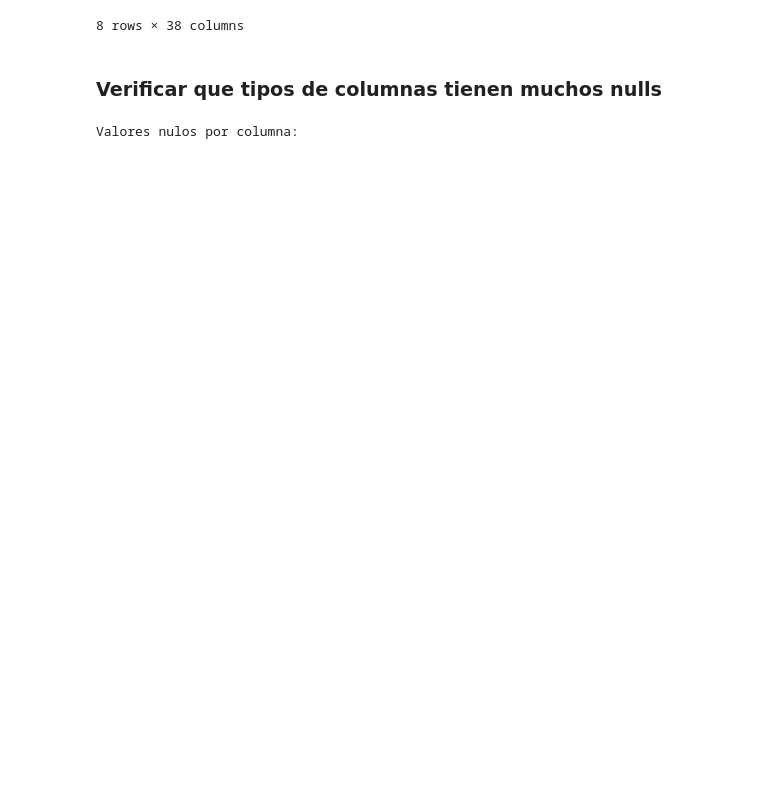
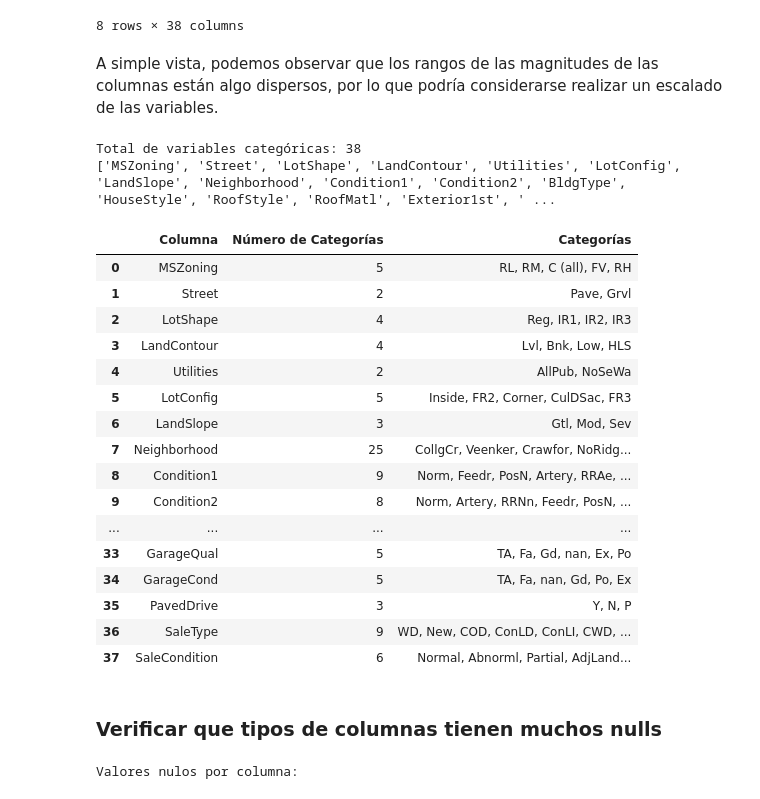
Before and after one commit to paulabaal12/PROY2-DM, a Jupyter notebook: proyecto.ipynb, the cells around one changed output. Drawn from its saved outputs; the diff is of its cells as text; code cells hidden in the pictures; blank space fills up the shorter version.

```diff
--- a/proyecto.ipynb
+++ b/proyecto.ipynb
@@ -74,6 +76,44 @@ data.describe()
 | 75% | 1095.250000 | 70.000000 | 80.000000 | 11601.500000 | 7.000000 | 6.000000 | 2000.000000 | 2004.000000 | ... |
 | max | 1460.000000 | 190.000000 | 313.000000 | 215245.000000 | 10.000000 | 9.000000 | 2010.000000 | 2010.000000 | ... |
 8 rows × 38 columns
+# %% [markdown]
+A simple vista, podemos observar que los rangos de las magnitudes de las columnas están algo dispersos, por lo que podría considerarse realizar un escalado de las variables.
+# %%
+# Obtener lista de columnas categóricas
+categorical_columns = data.select_dtypes(include=['object']).columns.tolist()
+
+print(f"Total de variables categóricas: {len(categorical_columns)}")
+print(categorical_columns)
+# %% [output]
+Total de variables categóricas: 38
+['MSZoning', 'Street', 'LotShape', 'LandContour', 'Utilities', 'LotConfig', 'LandSlope', 'Neighborhood', 'Condition1', 'Condition2', 'BldgType', 'HouseStyle', 'RoofStyle', 'RoofMatl', 'Exterior1st', ' ...
+# %%
+# Resumen de variables categóricas
+cat_summary = pd.DataFrame({
+    'Columna': categorical_columns,
+    'Número de Categorías': [data[col].nunique() for col in categorical_columns],
+    'Categorías': [', '.join(map(str, data[col].unique())) for col in categorical_columns]
+})
+
+cat_summary
+# %% [output]
+|  | Columna | Número de Categorías | Categorías |
+| 0 | MSZoning | 5 | RL, RM, C (all), FV, RH |
+| 1 | Street | 2 | Pave, Grvl |
+| 2 | LotShape | 4 | Reg, IR1, IR2, IR3 |
+| 3 | LandContour | 4 | Lvl, Bnk, Low, HLS |
+| 4 | Utilities | 2 | AllPub, NoSeWa |
+| 5 | LotConfig | 5 | Inside, FR2, Corner, CulDSac, FR3 |
+| 6 | LandSlope | 3 | Gtl, Mod, Sev |
+| 7 | Neighborhood | 25 | CollgCr, Veenker, Crawfor, NoRidg... |
+| 8 | Condition1 | 9 | Norm, Feedr, PosN, Artery, RRAe, ... |
+| 9 | Condition2 | 8 | Norm, Artery, RRNn, Feedr, PosN, ... |
+| ... | ... | ... | ... |
+| 33 | GarageQual | 5 | TA, Fa, Gd, nan, Ex, Po |
+| 34 | GarageCond | 5 | TA, Fa, nan, Gd, Po, Ex |
+| 35 | PavedDrive | 3 | Y, N, P |
+| 36 | SaleType | 9 | WD, New, COD, ConLD, ConLI, CWD, ... |
+| 37 | SaleCondition | 6 | Normal, Abnorml, Partial, AdjLand... |
 # %% [markdown]
 ### **Verificar que tipos de columnas tienen muchos nulls**
 # %%
```
Also changed, not shown: parts of 14 cells of this notebook.
